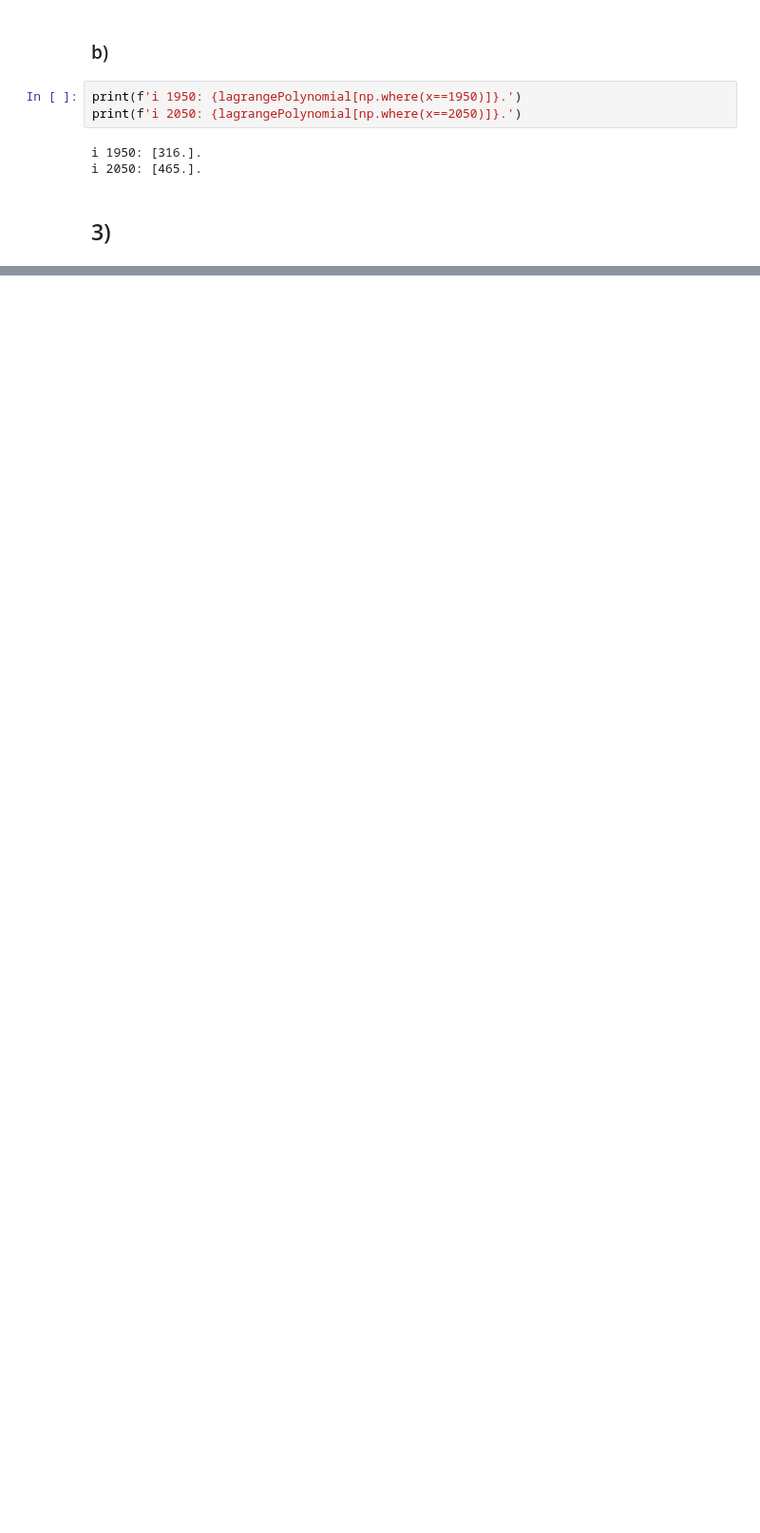
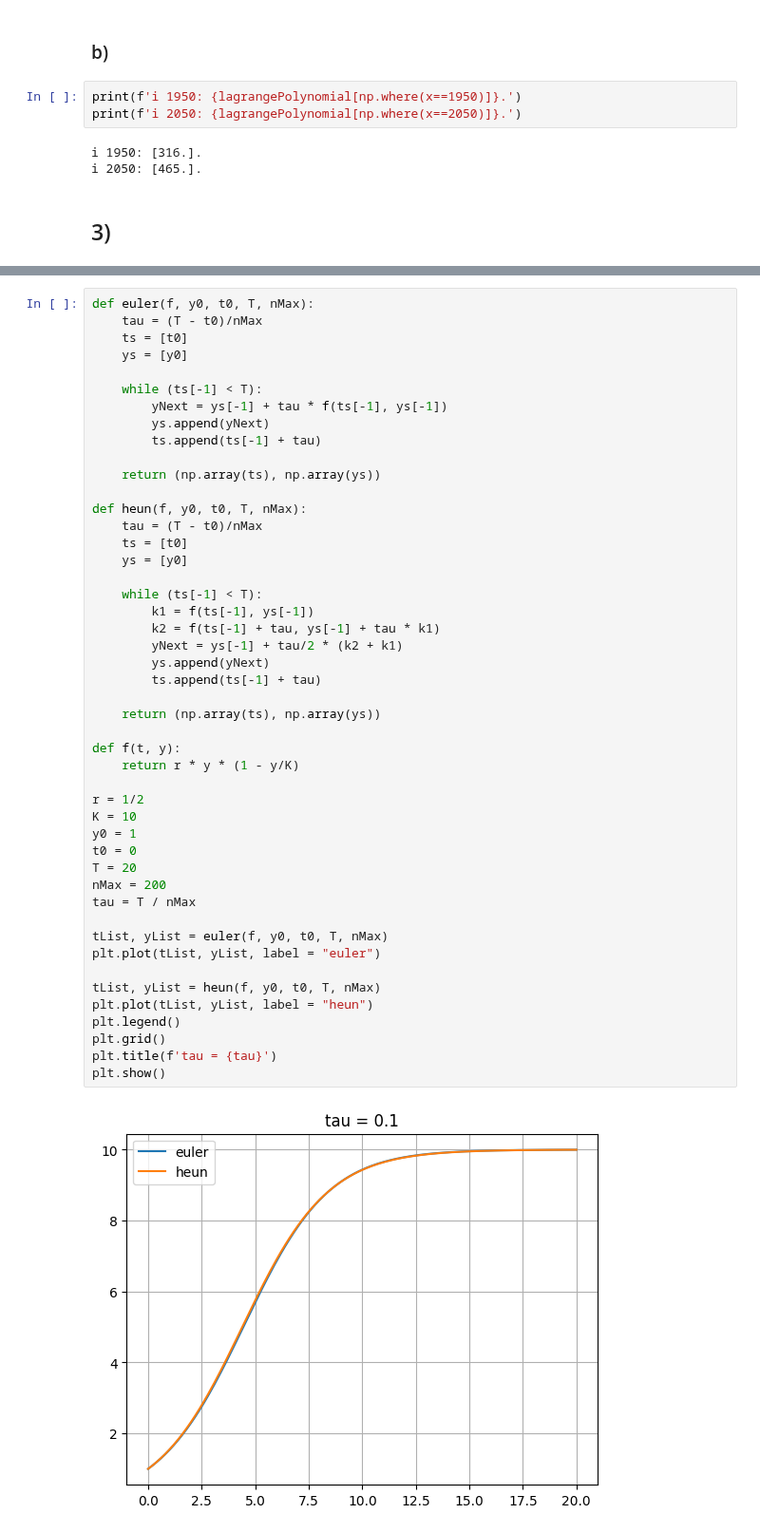
Before and after one commit to solniva/TMA4320_ScientificComputationNotes, a Jupyter notebook: eksamensoving/chat.ipynb, the cells around one changed output, grey strips where cells are left out. Shown at 95% size. Drawn from its saved outputs; the diff is of its cells as text; blank space fills up the shorter version.

```diff
--- a/eksamensoving/chat.ipynb
+++ b/eksamensoving/chat.ipynb
@@ -81,0 +99,49 @@ print(CQR(f, LQ, -1, 1, 2))
+# %%
+def euler(f, y0, t0, T, nMax):
+    tau = (T - t0)/nMax
+    ts = [t0]
+    ys = [y0]
+
+    while (ts[-1] < T):
+        yNext = ys[-1] + tau * f(ts[-1], ys[-1])
+        ys.append(yNext)
+        ts.append(ts[-1] + tau)
+
+    return (np.array(ts), np.array(ys))
+
+def heun(f, y0, t0, T, nMax):
+    tau = (T - t0)/nMax
+    ts = [t0]
+    ys = [y0]
+
+    while (ts[-1] < T):
+        k1 = f(ts[-1], ys[-1])
+        k2 = f(ts[-1] + tau, ys[-1] + tau * k1)
+        yNext = ys[-1] + tau/2 * (k2 + k1)
+        ys.append(yNext)
+        ts.append(ts[-1] + tau)
+
+    return (np.array(ts), np.array(ys))
+
+def f(t, y):
+    return r * y * (1 - y/K)
+
+r = 1/2
+K = 10
+y0 = 1
+t0 = 0
+T = 20
+nMax = 200
+tau = T / nMax
+
+tList, yList = euler(f, y0, t0, T, nMax)
+plt.plot(tList, yList, label = "euler")
+
+tList, yList = heun(f, y0, t0, T, nMax)
+plt.plot(tList, yList, label = "heun")
+plt.legend()
+plt.grid()
+plt.title(f'tau = {tau}')
+plt.show()
+# %% [output]
+[figure, added]
```
Also changed, not shown: parts of 8 cells of this notebook.
